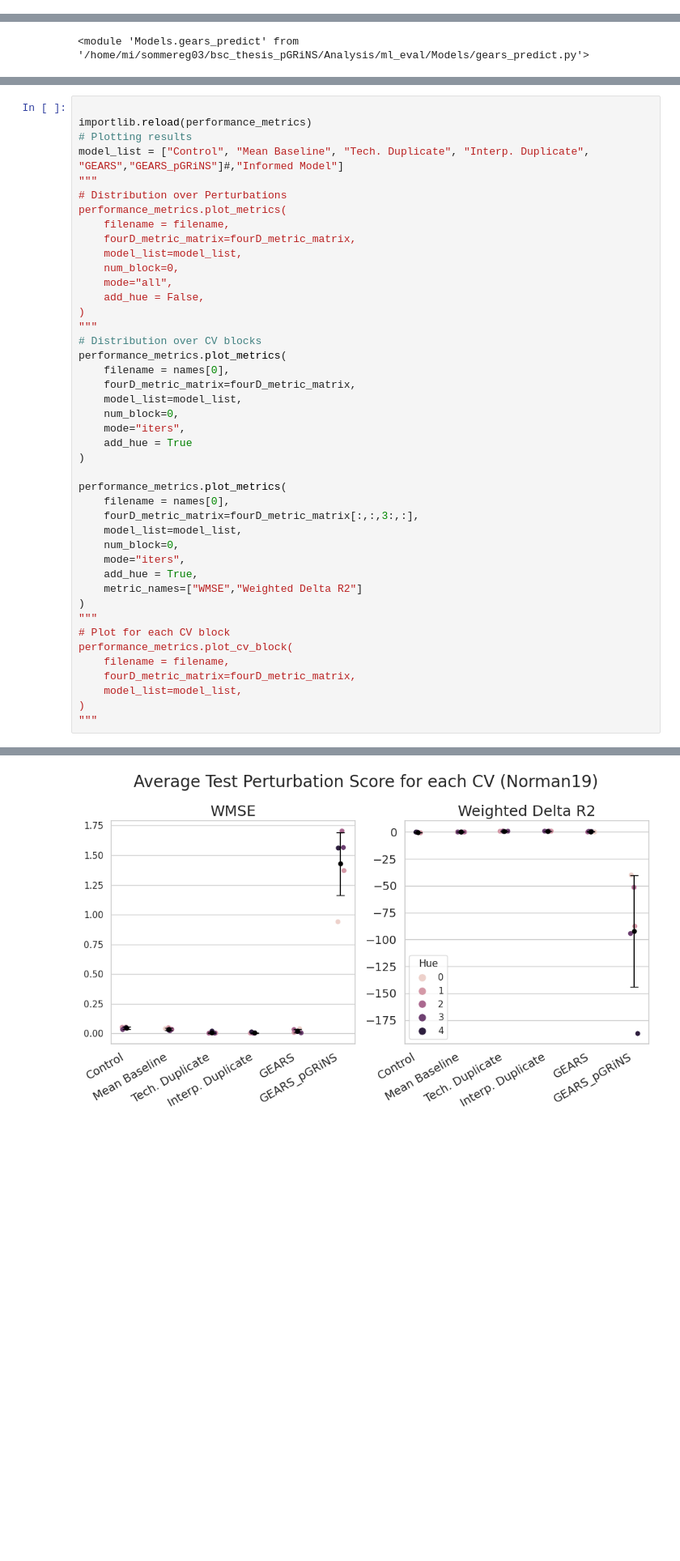
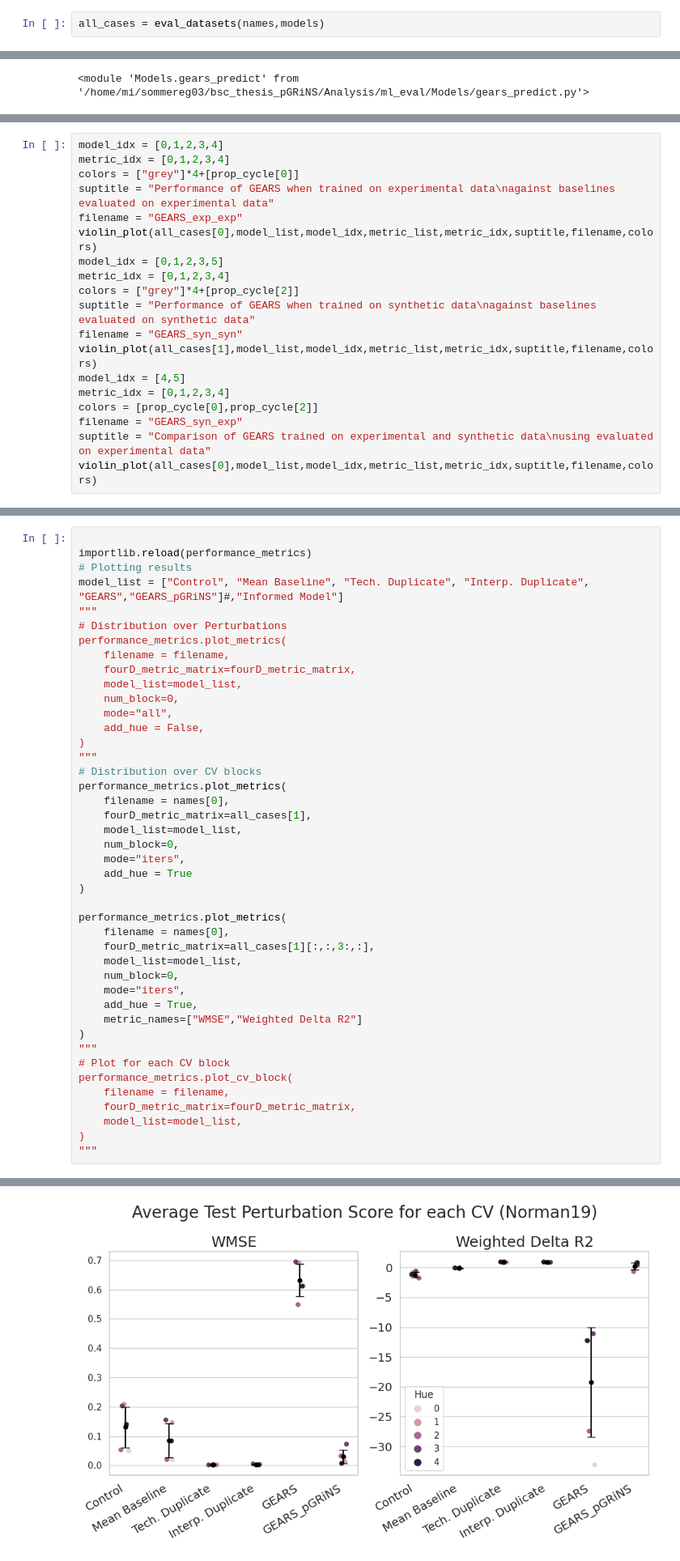
Before and after one commit to GeorgSommerer/bsc_thesis_pGRiNS, a Jupyter notebook: Analysis/ml_eval/ml_evaluation.ipynb, the cells around one changed output, grey strips where cells are left out. Shown at 81% size. Cells and saved outputs as stored; diff of their text form; blank space fills up the shorter version.

```diff
--- a/Analysis/ml_eval/ml_evaluation.ipynb
+++ b/Analysis/ml_eval/ml_evaluation.ipynb
@@ -256,6 +199,8 @@ Mean Baseline
 Interpolated Duplicate
 GEARS
 Computing Metrics
+# %%
+all_cases = eval_datasets(names,models)
 # %%
 # If a submodule is changed, it needs to be reloaded
 import importlib
@@ -267,0 +285,19 @@ importlib.reload(gears_predict)
+# %%
+model_idx = [0,1,2,3,4]
+metric_idx = [0,1,2,3,4]
+colors = ["grey"]*4+[prop_cycle[0]]
+suptitle = "Performance of GEARS when trained on experimental data\nagainst baselines evaluated on experimental data"
+filename = "GEARS_exp_exp"
+violin_plot(all_cases[0],model_list,model_idx,metric_list,metric_idx,suptitle,filename,colors)
+model_idx = [0,1,2,3,5]
+metric_idx = [0,1,2,3,4]
+colors = ["grey"]*4+[prop_cycle[2]]
+suptitle = "Performance of GEARS when trained on synthetic data\nagainst baselines evaluated on synthetic data"
+filename = "GEARS_syn_syn"
+violin_plot(all_cases[1],model_list,model_idx,metric_list,metric_idx,suptitle,filename,colors)
+model_idx = [4,5]
+metric_idx = [0,1,2,3,4]
+colors = [prop_cycle[0],prop_cycle[2]]
+filename = "GEARS_syn_exp"
+suptitle = "Comparison of GEARS trained on experimental and synthetic data\nusing evaluated on experimental data"
+violin_plot(all_cases[0],model_list,model_idx,metric_list,metric_idx,suptitle,filename,colors)
@@ -284,7 +324,7 @@ performance_metrics.plot_metrics(
 # Distribution over CV blocks
 performance_metrics.plot_metrics(
     filename = names[0],
-    fourD_metric_matrix=fourD_metric_matrix,
+    fourD_metric_matrix=all_cases[1],
     model_list=model_list,
     num_block=0,
     mode="iters",
@@ -293,7 +333,7 @@ performance_metrics.plot_metrics(
 
 performance_metrics.plot_metrics(
     filename = names[0],
-    fourD_metric_matrix=fourD_metric_matrix[:,:,3:,:],
+    fourD_metric_matrix=all_cases[1][:,:,3:,:],
     model_list=model_list,
     num_block=0,
     mode="iters",
@@ -313,4 +353,4 @@ performance_metrics.plot_cv_block(
-[figure, old version]
+[figure, new version]
 '\n# Plot for each CV block\nperformance_metrics.plot_cv_block(\n    filename = filename,\n    fourD_metric_matrix=fourD_metric_matrix,\n    model_list=model_list,\n) \n'
 # %% [markdown]
 Plot training and validation MSE per epoch
```
Also changed, not shown: parts of 7 cells of this notebook, 20 other files.
